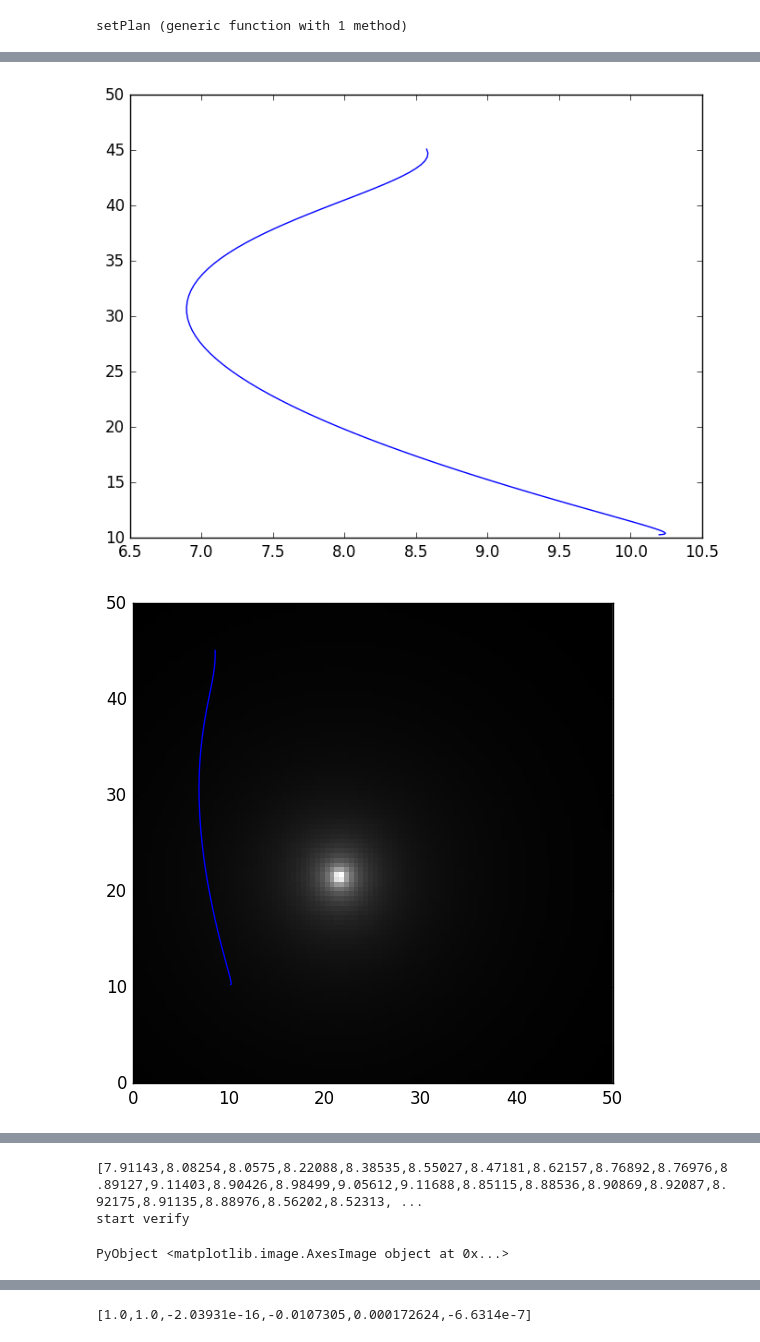
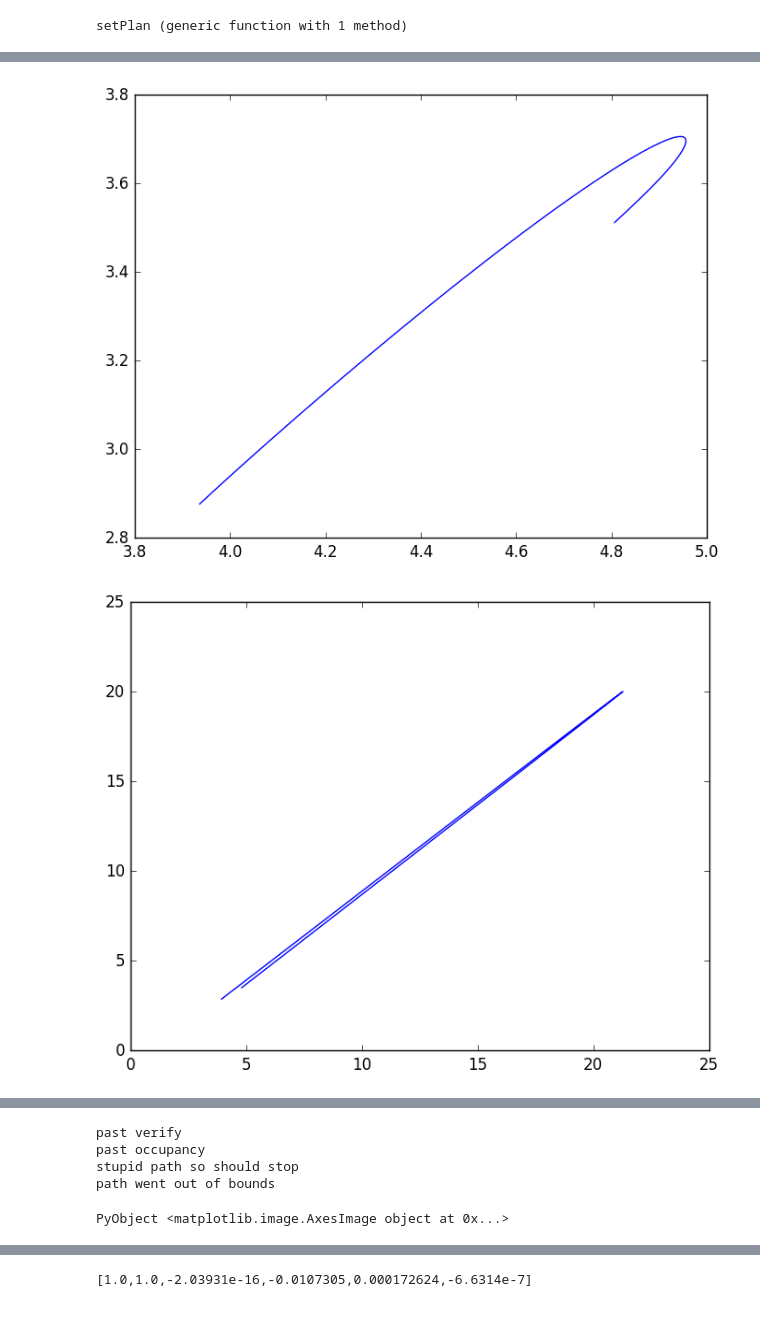
Before and after one commit to stefantj/polynomial-path-smoothing, a Jupyter notebook: LocalPolyPlanner.ipynb, the cells around one changed output, grey strips where cells are left out. Cells and saved outputs as stored; diff of their text form; code cells hidden in the pictures.

Commit message:
Added a bunch of points and verification. commiting before I change order in which I verify

```diff
--- a/LocalPolyPlanner.ipynb
+++ b/LocalPolyPlanner.ipynb
@@ -120,19 +132,26 @@ width = get_grid_extent();
 res   = get_grid_resolution();
 n = round(Int64,ceil(width/res));
 costmap = zeros(n,n,n);
-index = rand()*100;
-for l = 1:size(costmap,1)
-    for p = 1:size(costmap,2)
-        costmap[l,p,1] = 255/(sqrt((l-index)^2+(p-index)^2)+1);
+#Create a certain amount of objects
+for tc = 1:20
+    index1 = round(rand()*get_grid_extent()/get_grid_resolution());
+    index2 = round(rand()*get_grid_extent()/get_grid_resolution());
+    for l = 1:size(costmap,1)
+        for p = 1:size(costmap,2)
+            costmap[l,p,1] += 255/(sqrt((l-index1)^2+(p-index2)^2)+1);
+            if(costmap[l,p,1]>255)
+                costmap[l,p,1] = 255;
+            end
+        end
     end
 end
-current_Pos = Point(10.2,10.3,0,0);
+current_Pos = Point(rand()*(get_grid_extent()-5)+2,rand()*(get_grid_extent()-5)+2,0,0);
 current_Vel = Point(1,1,0,0);
 current_Accel = Point(0,0,0,0);
-final_Pos = Point(rand()*45+2,rand()*45+2,0,0);
+final_Pos = Point(rand()*(get_grid_extent()-5)+2,rand()*(get_grid_extent()-5)+2,0,0);
 final_Vel = Point(0,0,0,0);
 final_Accel = Point(0,0,0,0);
-flag = false;
+flag = true;
 q_coeff = zeros(6+flag);
 #q_coeff[2] = 1;
 q_coeff[4] = 1;
@@ -291,7 +310,11 @@ for d in cells
     #costmap[d]=255;
 end
 #Check if collided by checking last cost bit
-println(costmap[cells])
+#println(costmap[cells])
+#Check if out of bounds and make cost inf if it is true
+if(holder)
+    println("path went out of bounds")
+end
 if(any(costmap[cells].>254))
     #return failure if collided still
     println("Leads to a collision so failure")
@@ -302,9 +325,9 @@ else
         println("Reached max iteration limit")
     end
     sol = PolySol(num_points-1, times, x_coeffs, y_coeffs, z_coeffs, p_coeffs);
-    errorTimes = verifyActuateablePath(sol, 2.0, 0.65, 10.0, 100000000000000.0);
+    errorTimes = verifyActuateablePath(sol, 2.0, 0.65, 100.0, 100000000000000.0);
     #Redo the calculation with a larger time if there are errors
-    if(false)#!isempty(errorTimes))
+    if(!isempty(errorTimes))
         #Start a while loop to loop until the path is optimized
         errorExist = true;
         counter = 1;
@@ -340,7 +363,7 @@ else
 
             #Max Velocity and Acceleration taken from what is used in pikachu launch files
             #Max Jerk guessed
-            errorTimes = verifyActuateablePath(sol, 2.0, 0.65, 10.0, 100000000000000.0);
+            errorTimes = verifyActuateablePath(sol, 2.0, 0.65, 100.0, 100000000000000.0);
 
             #Redo the calculation with a larger time if there are errors
             if(!isempty(errorTimes) && counter < 100)
@@ -362,7 +385,25 @@ else
         end
     end
 end
+#Check if path is too long compared to distance to travel
+if(10< length(cells)*get_grid_resolution())
+    #(sqrt((current_Pos.x-final_Pos.x)^2+(current_Pos.y-final_Pos.y)^2
+    #Print a stupid message
+    println("stupid path so should stop")
+end
+#Check if out of bounds and make cost inf if it is true
+if(holder)
+    println("path went out of bounds")
+end
+#Check Collision again
+if(any(costmap[cells].>254))
+    #return failure if collided still
+    println("Leads to a collision so failure")
+end
 #Create path
+figure()
+plotTimes = linspace(0,times[end],100);
+plot(evaluate_poly(x_coeffs,0,plotTimes), evaluate_poly(y_coeffs,0,plotTimes));
 figure()
 plotTimes = linspace(0,times[end],100);
 plot(evaluate_poly(x_coeffs,0,plotTimes), evaluate_poly(y_coeffs,0,plotTimes));
@@ -398,2 +439,2 @@ Made it through optimization according to percision
-[figure, old version]
+[figure, new version]
-[figure, old version]
+[figure, new version]
@@ -400,4 +442,6 @@ Made it through optimization according to percision
-[7.91143,8.08254,8.0575,8.22088,8.38535,8.55027,8.47181,8.62157,8.76892,8.76976,8.89127,9.11403,8.90426,8.98499,9.05612,9.11688,8.85115,8.88536,8.90869,8.92087,8.92175,8.91135,8.88976,8.56202,8.52313, ...
-start verify
+past verify
+past occupancy
+stupid path so should stop
+path went out of bounds
 PyObject <matplotlib.image.AxesImage object at 0x...>
 # %%
```
Also changed, not shown: parts of 4 cells of this notebook, 3 other files.
